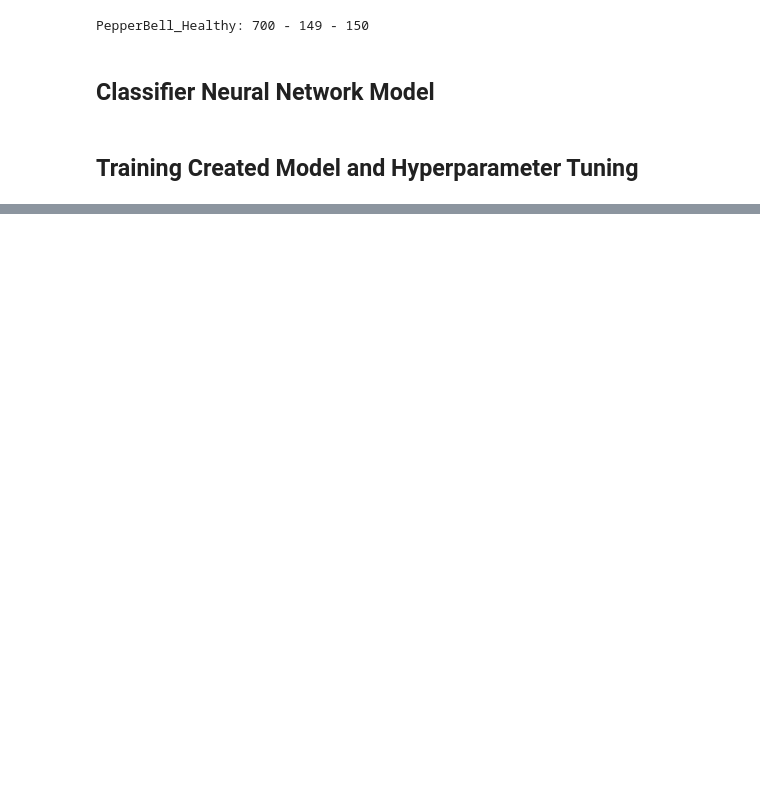
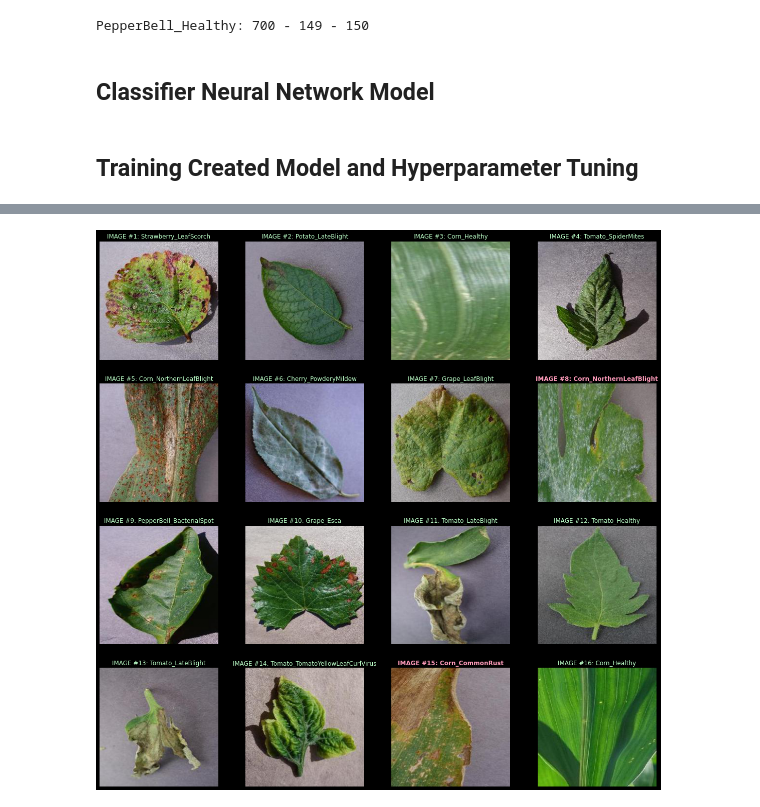
Before and after one commit to fabinjoe/Plant-Leaf-Detection, a Jupyter notebook: APS360_Project_Proposal.ipynb, the cells around one changed output, grey strips where cells are left out. Drawn from its saved outputs; the diff is of its cells as text; code cells hidden in the pictures; blank space fills up the shorter version.

```diff
--- a/APS360_Project_Proposal.ipynb
+++ b/APS360_Project_Proposal.ipynb
@@ -757,0 +822,51 @@ tensor([[6],
+# %%
+# Qualitatively Analyse the working of the model on 16 Random Data
+
+plt.style.use('dark_background')
+fig = plt.figure(figsize=(20,  20))
+rows = 4
+columns = 4
+
+data = train_folder
+use_cuda = False
+for imgs, labels in torch.utils.data.DataLoader(data, batch_size=40, shuffle=True):
+  #############################################
+  #To Enable GPU Usage
+  if use_cuda and torch.cuda.is_available():
+    imgs = imgs.cuda()
+    labels = labels.cuda()
+  #############################################
+  output = resNet(imgs)
+  output = model(output)
+  pred = output.max(1, keepdim=True)[1]
+
+  count = 0
+  total = 2
+  for i, img in enumerate(imgs):
+
+    if pred[i,0] != labels[i]:
+      if count < 7:
+        continue
+      total -= 1
+      if total < 0:
+        continue
+
+    sub_plot = fig.add_subplot(rows, columns, count+1)
+    img = img.cpu()
+    img = img.numpy()
+    # np.rollaxis(img,0,3)
+    img = np.transpose(img, (1,2,0))
+    plt.imshow( img )
+    plt.axis('off')
+
+    if pred[i,0] == labels[i]:
+      sub_plot.set_title(f"IMAGE #{count+1}: {get_label_from_index(pred[i,0])}", color="#bdffc9")
+    else:
+      sub_plot.set_title(f"IMAGE #{count+1}: {get_label_from_index(pred[i,0])}", color="#ff9cbb", fontweight='bold')
+
+    count+=1
+    if count == 16:
+      break
+  break
+# %% [output]
+[figure, added]
```
Also changed, not shown: parts of 38 cells of this notebook.
